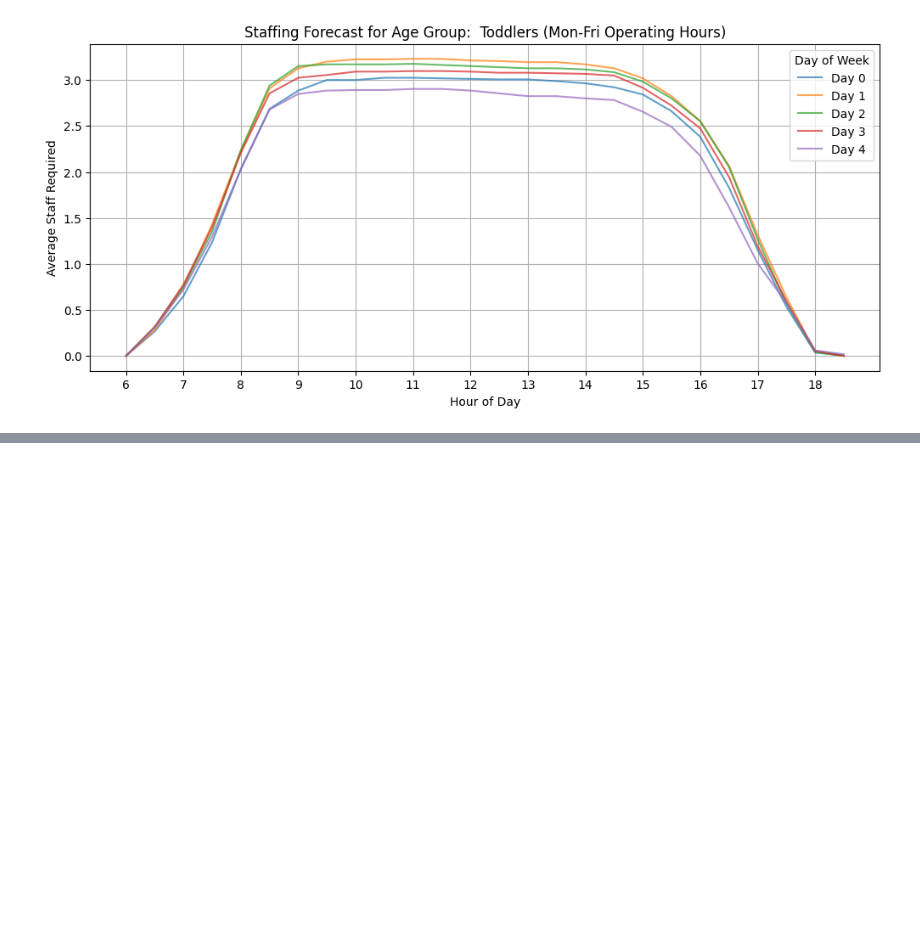
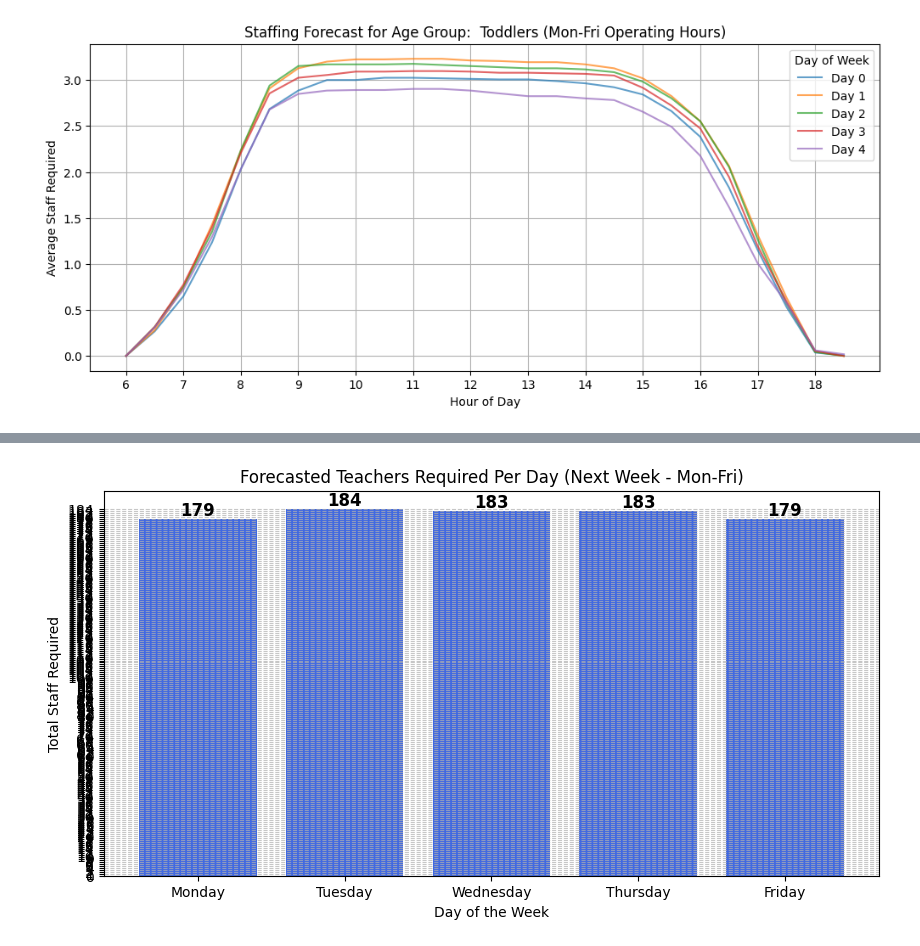
Before and after one commit to ZackPetereit/econ8310_semester_project, a Jupyter notebook: Final Project Typical Week.ipynb, the cells around one changed output, grey strips where cells are left out. Drawn from its saved outputs; the diff is of its cells as text; code cells hidden in the pictures; blank space fills up the shorter version.

```diff
--- a/Final Project Typical Week.ipynb
+++ b/Final Project Typical Week.ipynb
@@ -442,0 +450,46 @@ plt.show()
+# %%
+import matplotlib.pyplot as plt
+import numpy as np
+import pandas as pd
+
+# Get last recorded date
+last_date = df_model['time_block'].max()
+next_week_dates = pd.date_range(start=last_date + pd.Timedelta(days=1), periods=7*48, freq="30min")
+
+# Prepare new features for prediction
+next_week_df = pd.DataFrame({'time_block': next_week_dates})
+next_week_df['dayofweek'] = next_week_df['time_block'].dt.dayofweek
+next_week_df['half_hour_index'] = next_week_df['time_block'].dt.hour * 2 + (next_week_df['time_block'].dt.minute // 30)
+
+# Merge with historical weekly patterns (ensuring time structure remains consistent)
+next_week_df = next_week_df.merge(typical_week_forecast, on=['dayofweek', 'half_hour_index'], how='left')
+next_week_df['staff_required'] = np.round(next_week_df['staff_required']).astype(int)
+
+# Aggregate total staff needed per day
+daily_forecast = next_week_df.groupby(['dayofweek'])['staff_required'].sum().reset_index()
+weekday_map = {0: "Monday", 1: "Tuesday", 2: "Wednesday", 3: "Thursday", 4: "Friday", 5: "Saturday", 6: "Sunday"}
+daily_forecast['weekday'] = daily_forecast['dayofweek'].map(weekday_map)
+
+# Exclude weekends if needed (only Monday-Friday)
+daily_forecast = daily_forecast[daily_forecast['dayofweek'] < 5]
+
+# Plot total teachers required for next week's forecast
+plt.figure(figsize=(10, 5))
+bars = plt.bar(daily_forecast['weekday'], daily_forecast['staff_required'], color='royalblue')
+
+plt.title("Forecasted Teachers Required Per Day (Next Week - Mon-Fri)")
+plt.xlabel("Day of the Week")
+plt.ylabel("Total Staff Required")
+plt.grid(axis='y', linestyle='--', alpha=0.7)
+
+# Set y-axis tick intervals to 1
+plt.yticks(np.arange(0, daily_forecast['staff_required'].max() + 1, 1))
+
+# Add value labels above bars
+for bar in bars:
+    yval = bar.get_height()
+    plt.text(bar.get_x() + bar.get_width()/2, yval, int(yval), ha='center', va='bottom', fontsize=12, fontweight='bold', color='black')
+
+plt.show()
+# %% [output]
+[figure, added]
```
Also changed, not shown: parts of 2 cells of this notebook.
